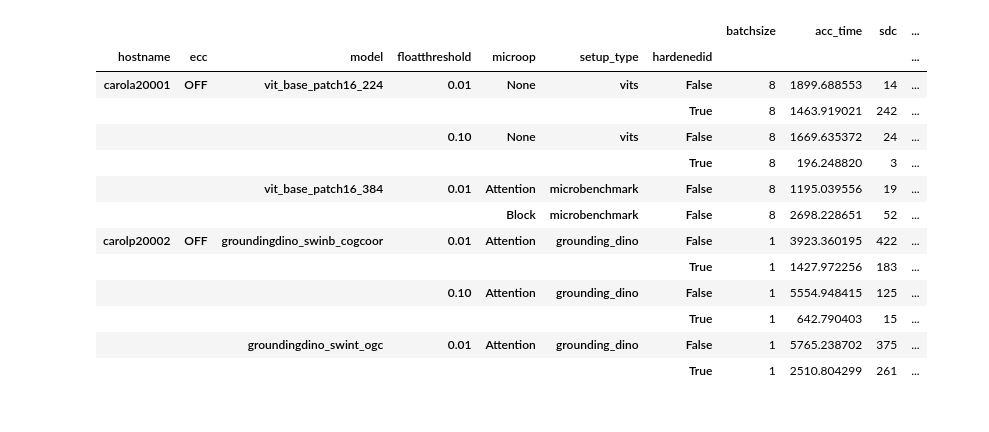
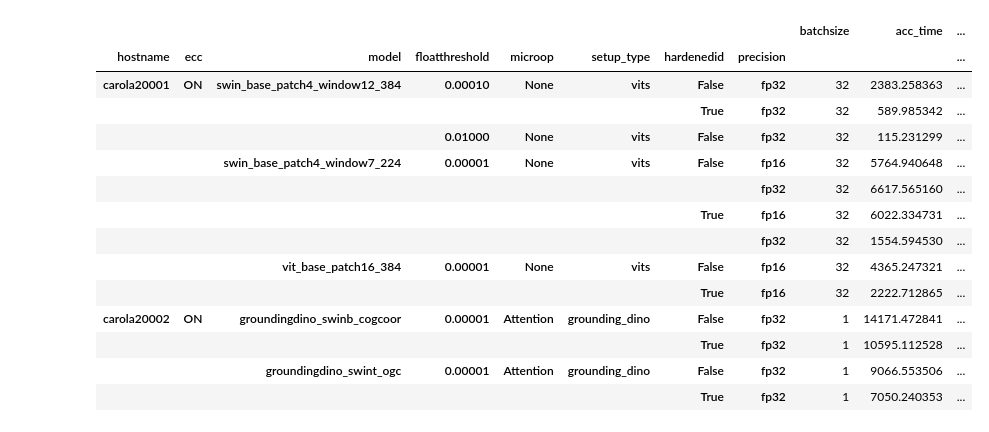
Before and after one commit to diehardnet/vitsreliability, a Jupyter notebook: parsers/show_rad_experiments_partial_results.ipynb, the cells around one changed output. Cells and saved outputs as stored; diff of their text form; code cells hidden in the pictures.

```diff
--- a/parsers/show_rad_experiments_partial_results.ipynb
+++ b/parsers/show_rad_experiments_partial_results.ipynb
@@ -3,4 +4,4 @@ import pandas as pd
 # %%
 df = pd.read_csv('../data/parsed_logs_rad_may_2024.csv')
 # %%
-grouped_df = df.groupby(["hostname",  "ecc", "model", "floatthreshold", "microop", "setup_type", "hardenedid"]).agg({"batchsize": max, "acc_time": sum, "sdc": sum, "critical_sdc": sum})
+grouped_df = df.groupby(["hostname",  "ecc", "model", "floatthreshold", "microop", "setup_type", "hardenedid", "precision"]).agg({"batchsize": max, "acc_time": sum, "sdc": sum, "critical_sdc": sum})
@@ -23,19 +8,21 @@ df
 # %%
-grouped_df["err_rate"] = grouped_df["sdc"] / grouped_df["acc_time"]
+grouped_df["SDC_rate"] = grouped_df["sdc"] / grouped_df["acc_time"]
+grouped_df["Critical_rate"] = grouped_df["critical_sdc"] / grouped_df["acc_time"]
 # %%
-grouped_df
+grouped_df.loc[pd.IndexSlice[:, "ON", :]]
 # %% [output]
-|  |  |  |  |  |  |  | batchsize | acc_time | sdc | ... |
-| hostname | ecc | model | floatthreshold | microop | setup_type | hardenedid |  |  |  | ... |
-| carola20001 | OFF | vit_base_patch16_224 | 0.01 | None | vits | False | 8 | 1899.688553 | 14 | ... |
-|  |  |  |  |  |  | True | 8 | 1463.919021 | 242 | ... |
-|  |  |  | 0.10 | None | vits | False | 8 | 1669.635372 | 24 | ... |
-|  |  |  |  |  |  | True | 8 | 196.248820 | 3 | ... |
-|  |  | vit_base_patch16_384 | 0.01 | Attention | microbenchmark | False | 8 | 1195.039556 | 19 | ... |
-|  |  |  |  | Block | microbenchmark | False | 8 | 2698.228651 | 52 | ... |
-| carolp20002 | OFF | groundingdino_swinb_cogcoor | 0.01 | Attention | grounding_dino | False | 1 | 3923.360195 | 422 | ... |
-|  |  |  |  |  |  | True | 1 | 1427.972256 | 183 | ... |
-|  |  |  | 0.10 | Attention | grounding_dino | False | 1 | 5554.948415 | 125 | ... |
-|  |  |  |  |  |  | True | 1 | 642.790403 | 15 | ... |
-|  |  | groundingdino_swint_ogc | 0.01 | Attention | grounding_dino | False | 1 | 5765.238702 | 375 | ... |
-|  |  |  |  |  |  | True | 1 | 2510.804299 | 261 | ... |
+|  |  |  |  |  |  |  |  | batchsize | acc_time | ... |
+| hostname | ecc | model | floatthreshold | microop | setup_type | hardenedid | precision |  |  | ... |
+| carola20001 | ON | swin_base_patch4_window12_384 | 0.00010 | None | vits | False | fp32 | 32 | 2383.258363 | ... |
+|  |  |  |  |  |  | True | fp32 | 32 | 589.985342 | ... |
+|  |  |  | 0.01000 | None | vits | False | fp32 | 32 | 115.231299 | ... |
+|  |  | swin_base_patch4_window7_224 | 0.00001 | None | vits | False | fp16 | 32 | 5764.940648 | ... |
+|  |  |  |  |  |  |  | fp32 | 32 | 6617.565160 | ... |
+|  |  |  |  |  |  | True | fp16 | 32 | 6022.334731 | ... |
+|  |  |  |  |  |  |  | fp32 | 32 | 1554.594530 | ... |
+|  |  | vit_base_patch16_384 | 0.00001 | None | vits | False | fp16 | 32 | 4365.247321 | ... |
+|  |  |  |  |  |  | True | fp16 | 32 | 2222.712865 | ... |
+| carola20002 | ON | groundingdino_swinb_cogcoor | 0.00001 | Attention | grounding_dino | False | fp32 | 1 | 14171.472841 | ... |
+|  |  |  |  |  |  | True | fp32 | 1 | 10595.112528 | ... |
+|  |  | groundingdino_swint_ogc | 0.00001 | Attention | grounding_dino | False | fp32 | 1 | 9066.553506 | ... |
+|  |  |  |  |  |  | True | fp32 | 1 | 7050.240353 | ... |
```
Also changed, not shown: parts of 6 cells of this notebook.
